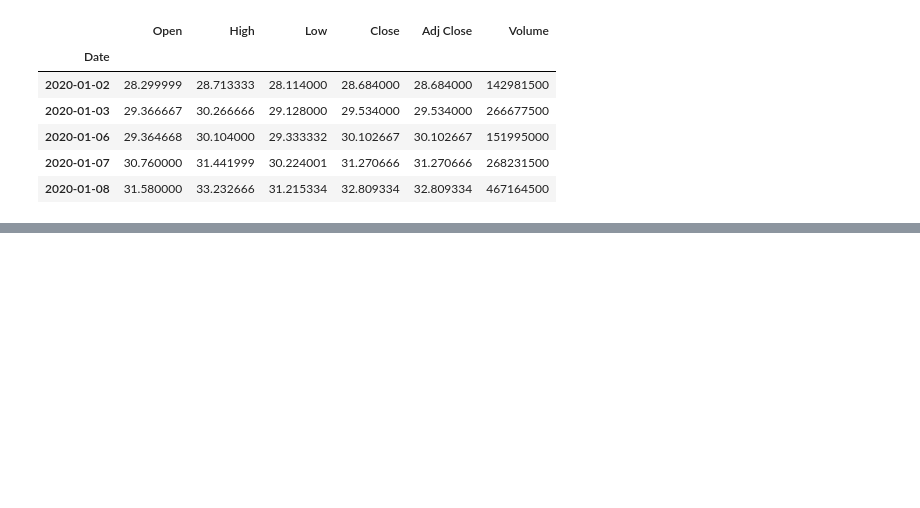
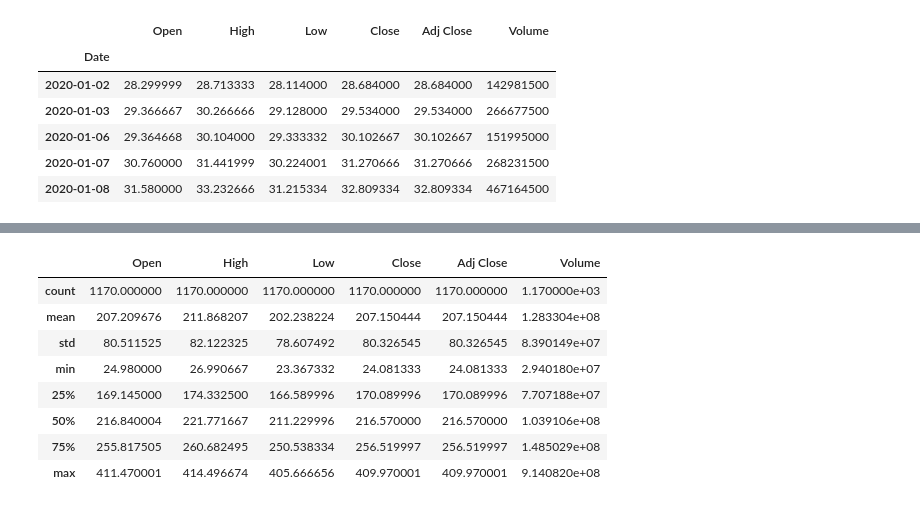
Before and after one commit to blotetheodorus/financial-data-analysis, a Jupyter notebook: financial_data_analysis.ipynb, the cells around one changed output, grey strips where cells are left out. Drawn from its saved outputs; the diff is of its cells as text; code cells hidden in the pictures; blank space fills up the shorter version.

```diff
--- a/financial_data_analysis.ipynb
+++ b/financial_data_analysis.ipynb
@@ -29,0 +44,12 @@ stock_data.to_csv('stock_data.csv')
+# %%
+stock_data.describe()
+# %% [output]
+|  | Open | High | Low | Close | Adj Close | Volume |
+| count | 1170.000000 | 1170.000000 | 1170.000000 | 1170.000000 | 1170.000000 | 1.170000e+03 |
+| mean | 207.209676 | 211.868207 | 202.238224 | 207.150444 | 207.150444 | 1.283304e+08 |
+| std | 80.511525 | 82.122325 | 78.607492 | 80.326545 | 80.326545 | 8.390149e+07 |
+| min | 24.980000 | 26.990667 | 23.367332 | 24.081333 | 24.081333 | 2.940180e+07 |
+| 25% | 169.145000 | 174.332500 | 166.589996 | 170.089996 | 170.089996 | 7.707188e+07 |
+| 50% | 216.840004 | 221.771667 | 211.229996 | 216.570000 | 216.570000 | 1.039106e+08 |
+| 75% | 255.817505 | 260.682495 | 250.538334 | 256.519997 | 256.519997 | 1.485029e+08 |
+| max | 411.470001 | 414.496674 | 405.666656 | 409.970001 | 409.970001 | 9.140820e+08 |
```
Also changed, not shown: parts of 6 cells of this notebook.
